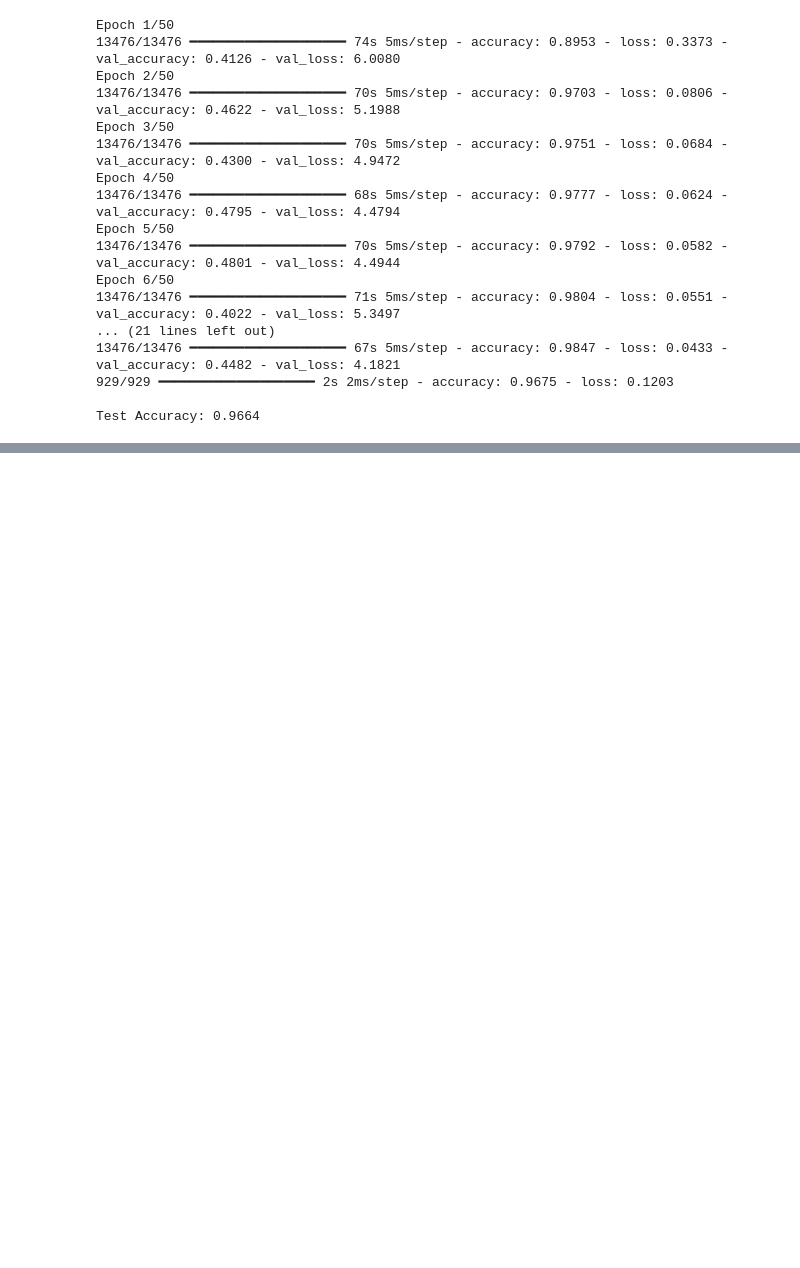
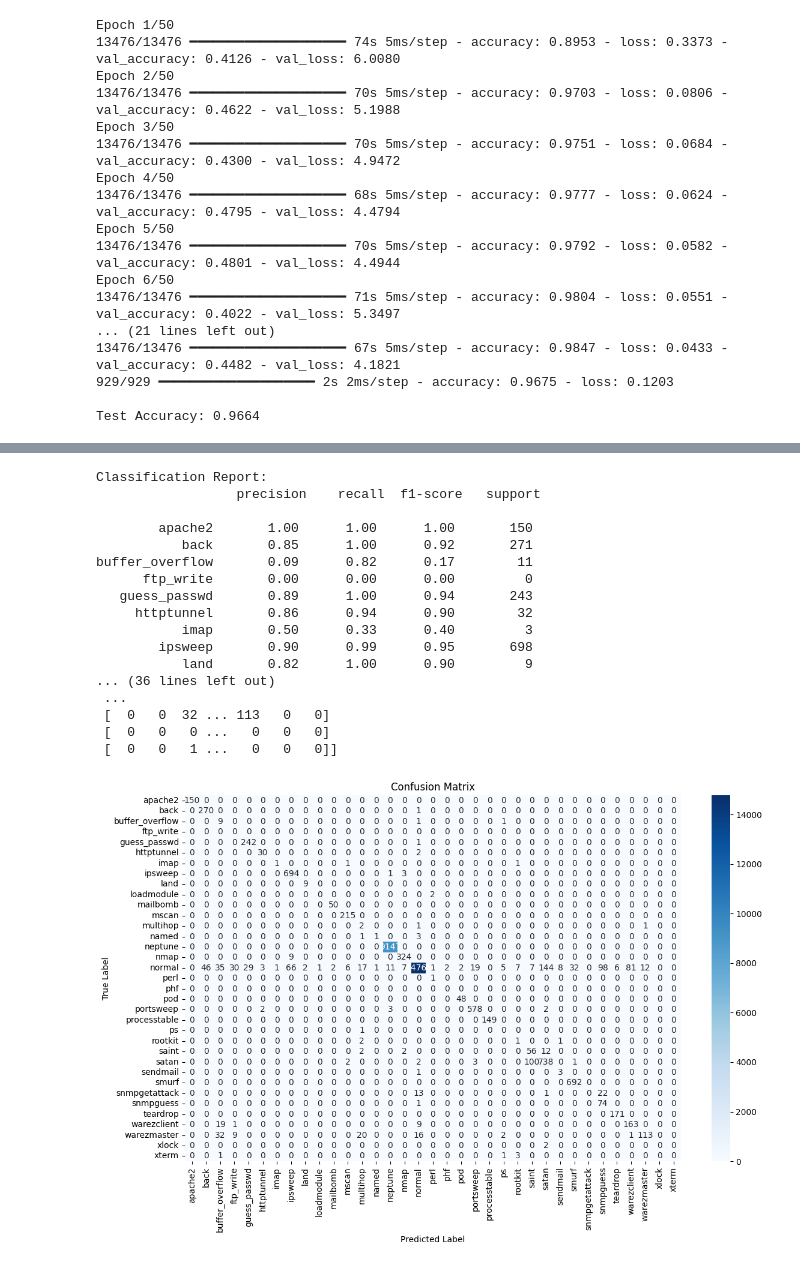
Before and after one commit to Hacxmr/log-analysis, a Jupyter notebook: NSS_KDD.ipynb, the cells around one changed output, grey strips where cells are left out. Saved outputs shown, nothing was run; the diff lists cells and outputs as text; code cells hidden in the pictures; blank space fills up the shorter version.

```diff
--- a/NSS_KDD.ipynb
+++ b/NSS_KDD.ipynb
@@ -128,3 +128,36 @@ Epoch 6/50
 929/929 ━━━━━━━━━━━━━━━━━━━━ 2s 2ms/step - accuracy: 0.9675 - loss: 0.1203
 
 Test Accuracy: 0.9664
+# %%
+from sklearn.metrics import classification_report, confusion_matrix
+import numpy as np
+
+# 16. Predict on test set
+y_pred_probs = model.predict(X_test)
+y_pred_classes = np.argmax(y_pred_probs, axis=1)
+y_true_classes = np.argmax(y_test, axis=1)
+
+# 17. Classification report
+report = classification_report(
+    y_true_classes, y_pred_classes, target_names=y_classes[valid_classes]
+)
+print("\nClassification Report:\n", report)
+
+# 18. Confusion matrix
+conf_matrix = confusion_matrix(y_true_classes, y_pred_classes)
+print("\nConfusion Matrix:\n", conf_matrix)
+
+# (Optional) 19. Plot confusion matrix
+import seaborn as sns
+import matplotlib.pyplot as plt
+
+plt.figure(figsize=(12, 8))
+sns.heatmap(conf_matrix, annot=True, fmt='d', cmap='Blues',
+            xticklabels=y_classes[valid_classes],
+            yticklabels=y_classes[valid_classes])
+plt.xlabel('Predicted Label')
+plt.ylabel('True Label')
+plt.title('Confusion Matrix')
+plt.tight_layout()
+plt.show()
+# %% [output]
@@ -130,0 +165,18 @@ Test Accuracy: 0.9664
+Classification Report:
+                  precision    recall  f1-score   support
+
+        apache2       1.00      1.00      1.00       150
+           back       0.85      1.00      0.92       271
+buffer_overflow       0.09      0.82      0.17        11
+      ftp_write       0.00      0.00      0.00         0
+   guess_passwd       0.89      1.00      0.94       243
+     httptunnel       0.86      0.94      0.90        32
+           imap       0.50      0.33      0.40         3
+        ipsweep       0.90      0.99      0.95       698
+           land       0.82      1.00      0.90         9
+... (36 lines left out)
+ ...
+ [  0   0  32 ... 113   0   0]
+ [  0   0   0 ...   0   0   0]
+ [  0   0   1 ...   0   0   0]]
+[figure, added]
```
Also changed, not shown: parts of 1 cell of this notebook.
